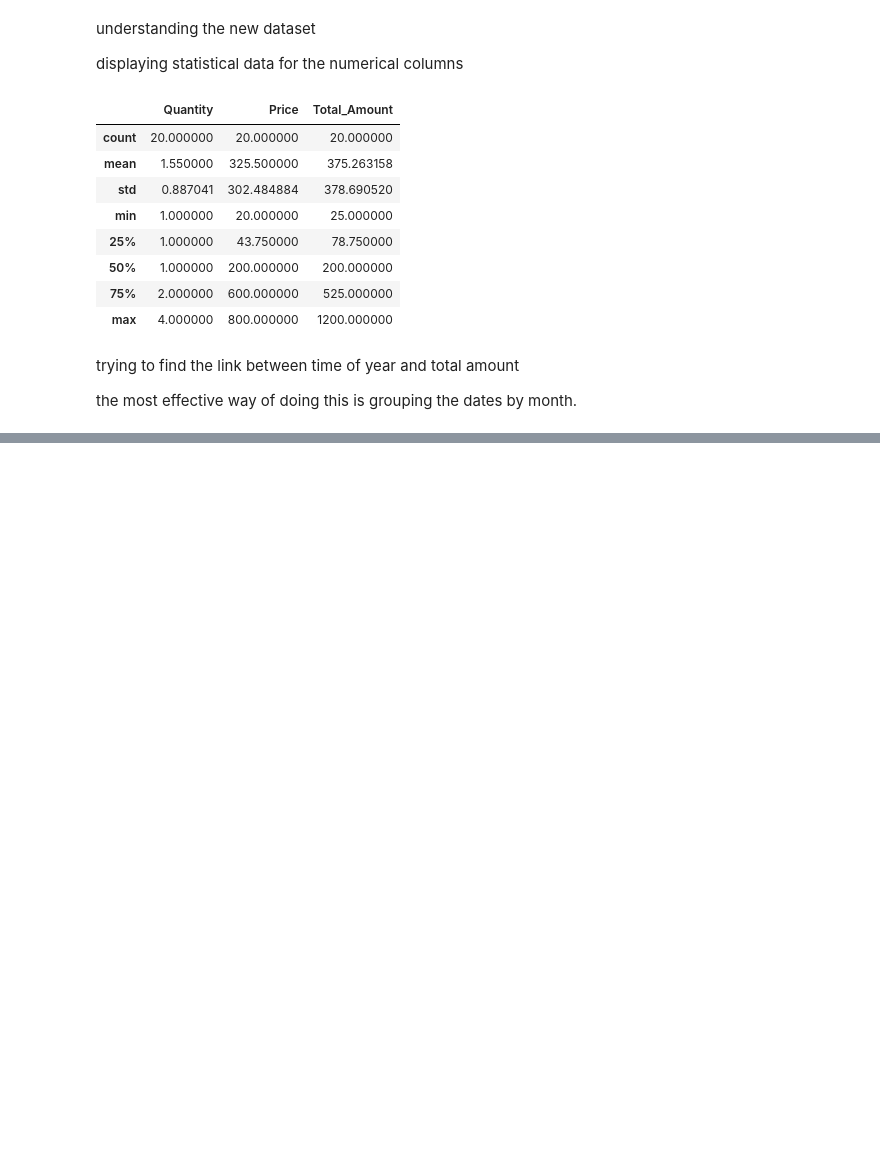
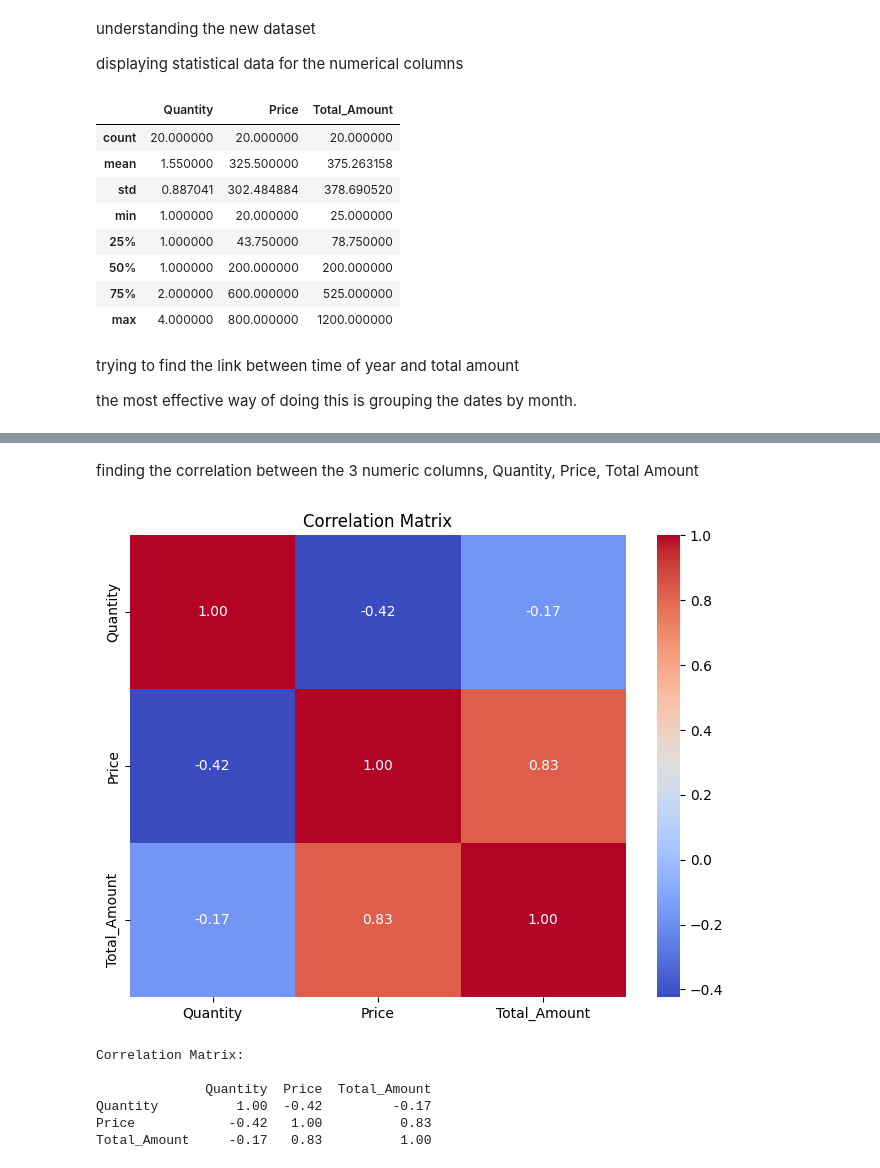
Before and after one commit to tahae02/Week-1-Data-Analysis-Internship-Uptrail, a Jupyter notebook: Week_1_Data_Analysis_for_Business_Insights.ipynb, the cells around one changed output, grey strips where cells are left out. Drawn from its saved outputs; the diff is of its cells as text; code cells hidden in the pictures; blank space fills up the shorter version.

```diff
--- a/Week_1_Data_Analysis_for_Business_Insights.ipynb
+++ b/Week_1_Data_Analysis_for_Business_Insights.ipynb
@@ -189,0 +218,27 @@ df_cleaned.head()
+# %% [markdown]
+finding the correlation between the 3 numeric columns, Quantity, Price, Total Amount
+# %%
+correlation_matrix = df_cleaned[['Quantity', 'Price', 'Total_Amount']].corr()
+
+import seaborn as sns
+import matplotlib.pyplot as plt
+
+plt.figure(figsize=(8, 6))
+sns.heatmap(correlation_matrix, annot=True, cmap='coolwarm', fmt='.2f')
+plt.title('Correlation Matrix')
+plt.show()
+# %% [output]
+[figure, added]
+# %%
+correlation_matrix = df_cleaned[['Quantity', 'Price', 'Total_Amount']].corr()
+
+# Print the correlation matrix as plain text
+print("Correlation Matrix:\n")
+print(correlation_matrix.to_string(float_format="{:.2f}".format))
+# %% [output]
+Correlation Matrix:
+
+              Quantity  Price  Total_Amount
+Quantity          1.00  -0.42         -0.17
+Price            -0.42   1.00          0.83
+Total_Amount     -0.17   0.83          1.00
```
Also changed, not shown: parts of 14 cells of this notebook.
